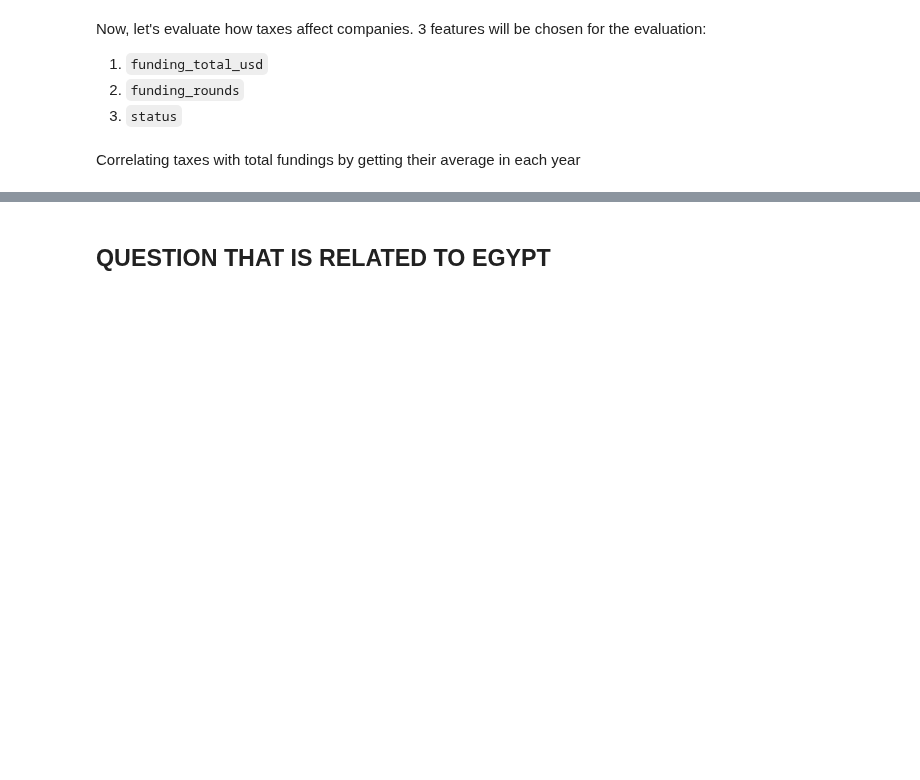
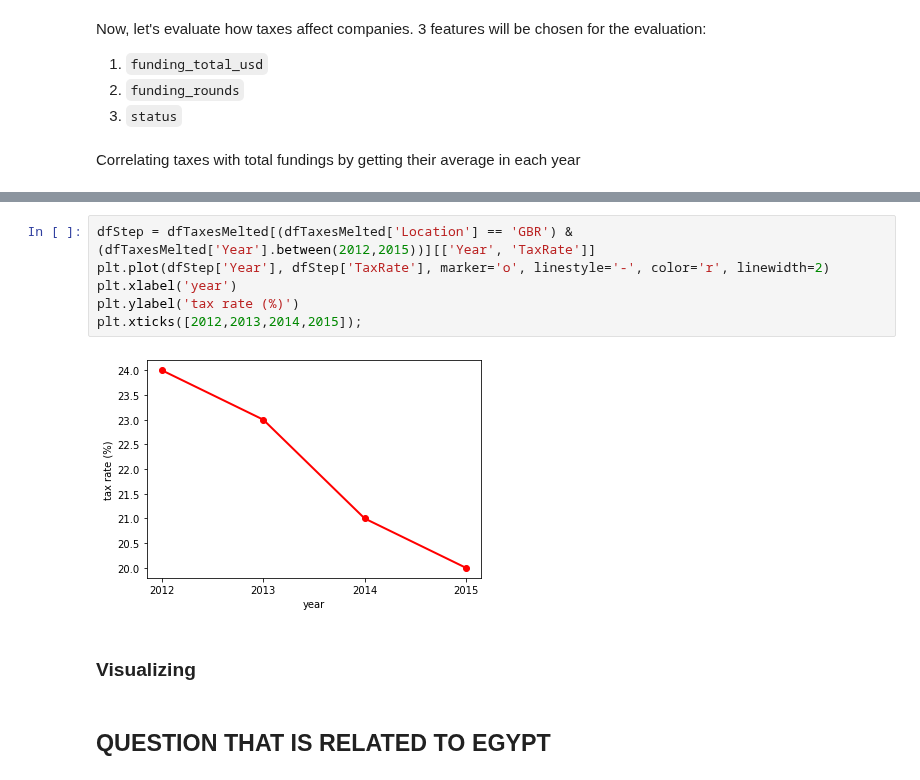
Before and after one commit to OdyAsh/StartupCompanies, a Jupyter notebook: Ashraf-Startup-Companies.ipynb, the cells around one changed output, grey strips where cells are left out. Drawn from its saved outputs; the diff is of its cells as text; blank space fills up the shorter version.

```diff
--- a/Ashraf-Startup-Companies.ipynb
+++ b/Ashraf-Startup-Companies.ipynb
@@ -476,3 +558,13 @@ Therefore, let's look at other countries
+# %%
+dfStep = dfTaxesMelted[(dfTaxesMelted['Location'] == 'GBR') & (dfTaxesMelted['Year'].between(2012,2015))][['Year', 'TaxRate']]
+plt.plot(dfStep['Year'], dfStep['TaxRate'], marker='o', linestyle='-', color='r', linewidth=2)
+plt.xlabel('year')
+plt.ylabel('tax rate (%)')
+plt.xticks([2012,2013,2014,2015]);
+# %% [output]
+[figure, added]
+# %% [markdown]
+### Visualizing
 # %% [markdown]
 ## QUESTION THAT IS RELATED TO EGYPT
 # %%
```
Also changed, not shown: parts of 37 cells of this notebook, 3 other files.
